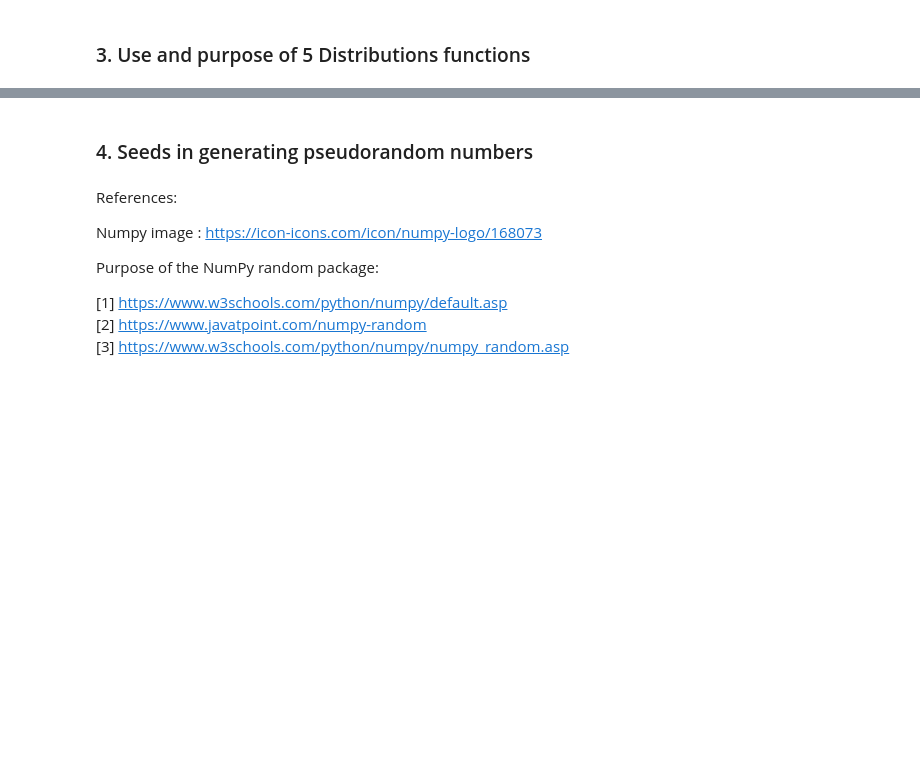
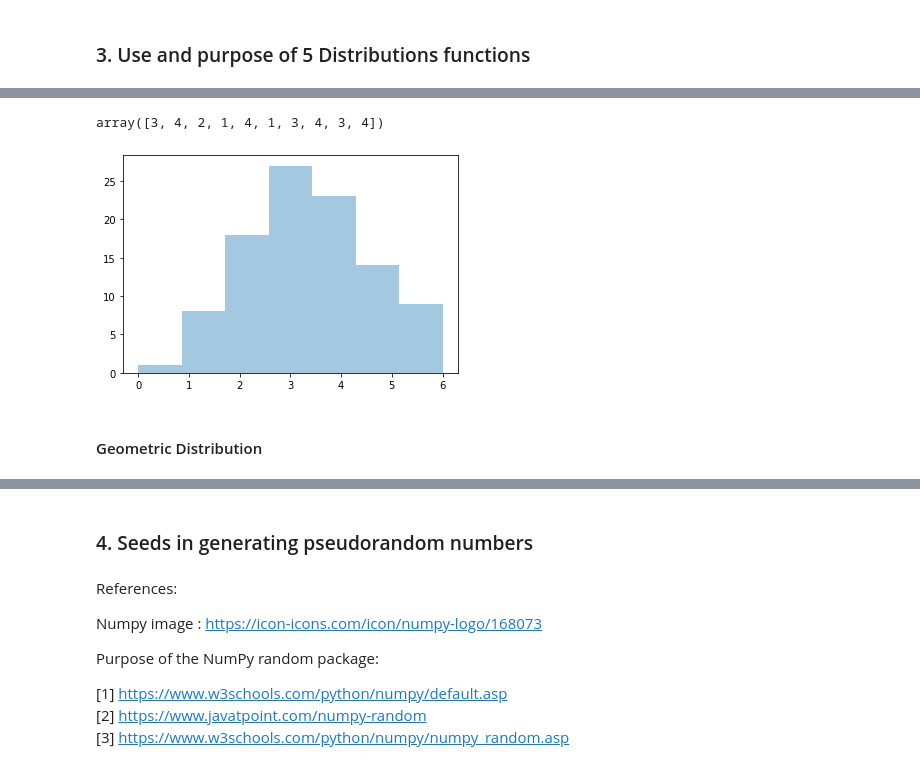
Before and after one commit to Michelleoc/programming-for-data-analysis-assignment, a Jupyter notebook: numpy-random-assignment.ipynb, the cells around one changed output, grey strips where cells are left out. Drawn from its saved outputs; the diff is of its cells as text; code cells hidden in the pictures; blank space fills up the shorter version.

Commit message:
Permutations and Distribution initial workings

```diff
--- a/numpy-random-assignment.ipynb
+++ b/numpy-random-assignment.ipynb
@@ -238,0 +326,19 @@ array([6, 5, 2, 0, 7, 1, 3, 4, 8, 9])
+# %%
+from numpy import random
+# Flip the coin 7 times, since it is a coin it is a 50:50 chance of getting heads, repeat the experiment 10 times)
+x = random.binomial(n=7, p=0.5, size=10)
+# the result will show how many times heads appeared for each of the experiment (7 flips per experiment)
+x
+# %% [output]
+array([3, 4, 2, 1, 4, 1, 3, 4, 3, 4])
+# %%
+import matplotlib.pyplot as plt
+import seaborn as sns
+
+sns.distplot(random.binomial(n=7, p=0.5, size=100), hist=True, kde=False)
+
+plt.show()
+# %% [output]
+[figure, added]
+# %% [markdown]
+#### Geometric Distribution
```
Also changed, not shown: parts of 40 cells of this notebook.
